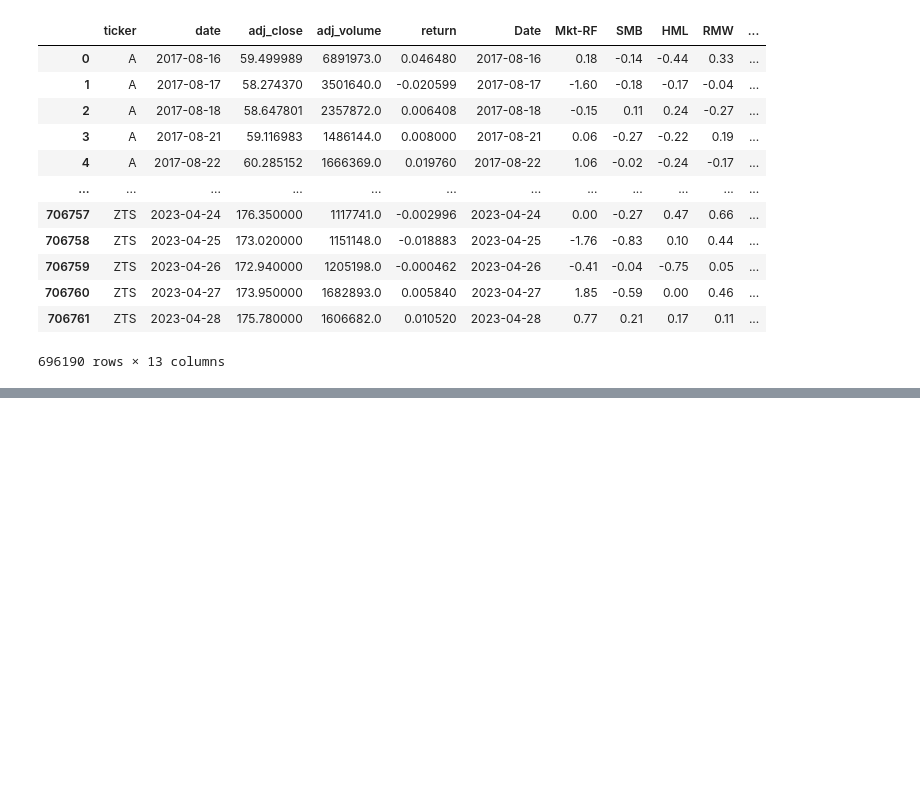
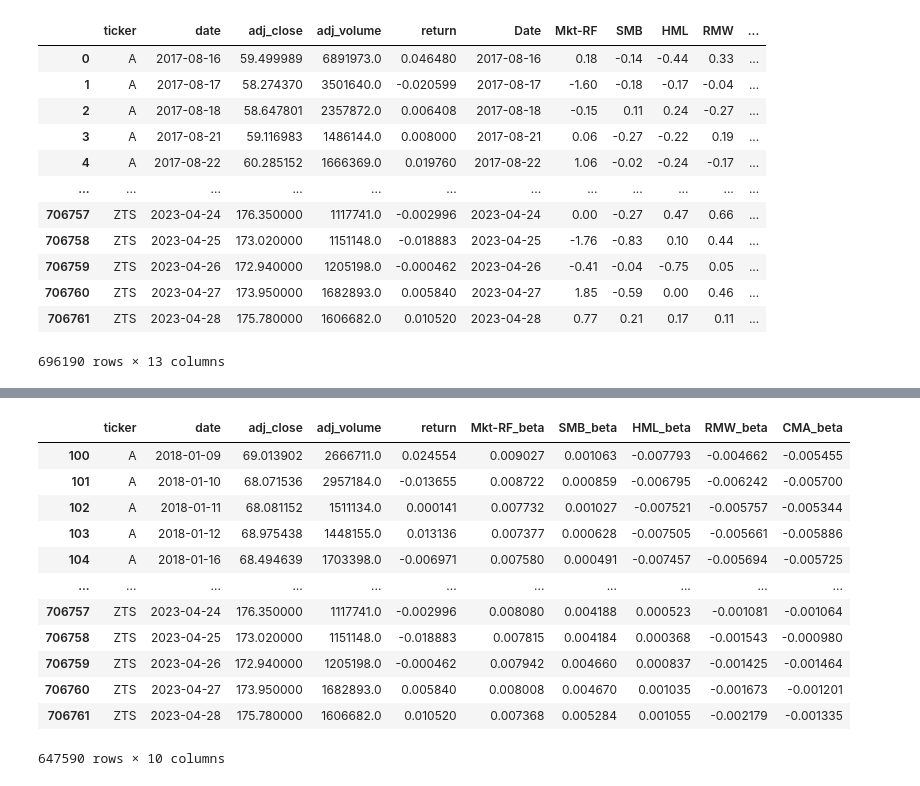
Before and after one commit to amberlee0516/ds4a-stock-price, a Jupyter notebook: Universe_and_Factors_Cindy.ipynb, the cells around one changed output, grey strips where cells are left out. Drawn from its saved outputs; the diff is of its cells as text; code cells hidden in the pictures; blank space fills up the shorter version.

```diff
--- a/Universe_and_Factors_Cindy.ipynb
+++ b/Universe_and_Factors_Cindy.ipynb
@@ -195,3 +186,19 @@ F_F_regression.drop(columns=['Date','Mkt-RF','SMB','HML','RMW','CMA','RF','exces
 # The universe moves back to '2018-01-01' to '2023-04-28'
 F_F_regression = F_F_regression.dropna()
 F_F_regression.to_pickle('stock_universe.pkl')
+# %%
+F_F_regression.dropna()
+# %% [output]
+|  | ticker | date | adj_close | adj_volume | return | Mkt-RF_beta | SMB_beta | HML_beta | RMW_beta | CMA_beta |
+| 100 | A | 2018-01-09 | 69.013902 | 2666711.0 | 0.024554 | 0.009027 | 0.001063 | -0.007793 | -0.004662 | -0.005455 |
+| 101 | A | 2018-01-10 | 68.071536 | 2957184.0 | -0.013655 | 0.008722 | 0.000859 | -0.006795 | -0.006242 | -0.005700 |
+| 102 | A | 2018-01-11 | 68.081152 | 1511134.0 | 0.000141 | 0.007732 | 0.001027 | -0.007521 | -0.005757 | -0.005344 |
+| 103 | A | 2018-01-12 | 68.975438 | 1448155.0 | 0.013136 | 0.007377 | 0.000628 | -0.007505 | -0.005661 | -0.005886 |
+| 104 | A | 2018-01-16 | 68.494639 | 1703398.0 | -0.006971 | 0.007580 | 0.000491 | -0.007457 | -0.005694 | -0.005725 |
+| ... | ... | ... | ... | ... | ... | ... | ... | ... | ... | ... |
+| 706757 | ZTS | 2023-04-24 | 176.350000 | 1117741.0 | -0.002996 | 0.008080 | 0.004188 | 0.000523 | -0.001081 | -0.001064 |
+| 706758 | ZTS | 2023-04-25 | 173.020000 | 1151148.0 | -0.018883 | 0.007815 | 0.004184 | 0.000368 | -0.001543 | -0.000980 |
+| 706759 | ZTS | 2023-04-26 | 172.940000 | 1205198.0 | -0.000462 | 0.007942 | 0.004660 | 0.000837 | -0.001425 | -0.001464 |
+| 706760 | ZTS | 2023-04-27 | 173.950000 | 1682893.0 | 0.005840 | 0.008008 | 0.004670 | 0.001035 | -0.001673 | -0.001201 |
+| 706761 | ZTS | 2023-04-28 | 175.780000 | 1606682.0 | 0.010520 | 0.007368 | 0.005284 | 0.001055 | -0.002179 | -0.001335 |
+647590 rows × 10 columns
```
Also changed, not shown: parts of 3 cells of this notebook, 2 other files.
